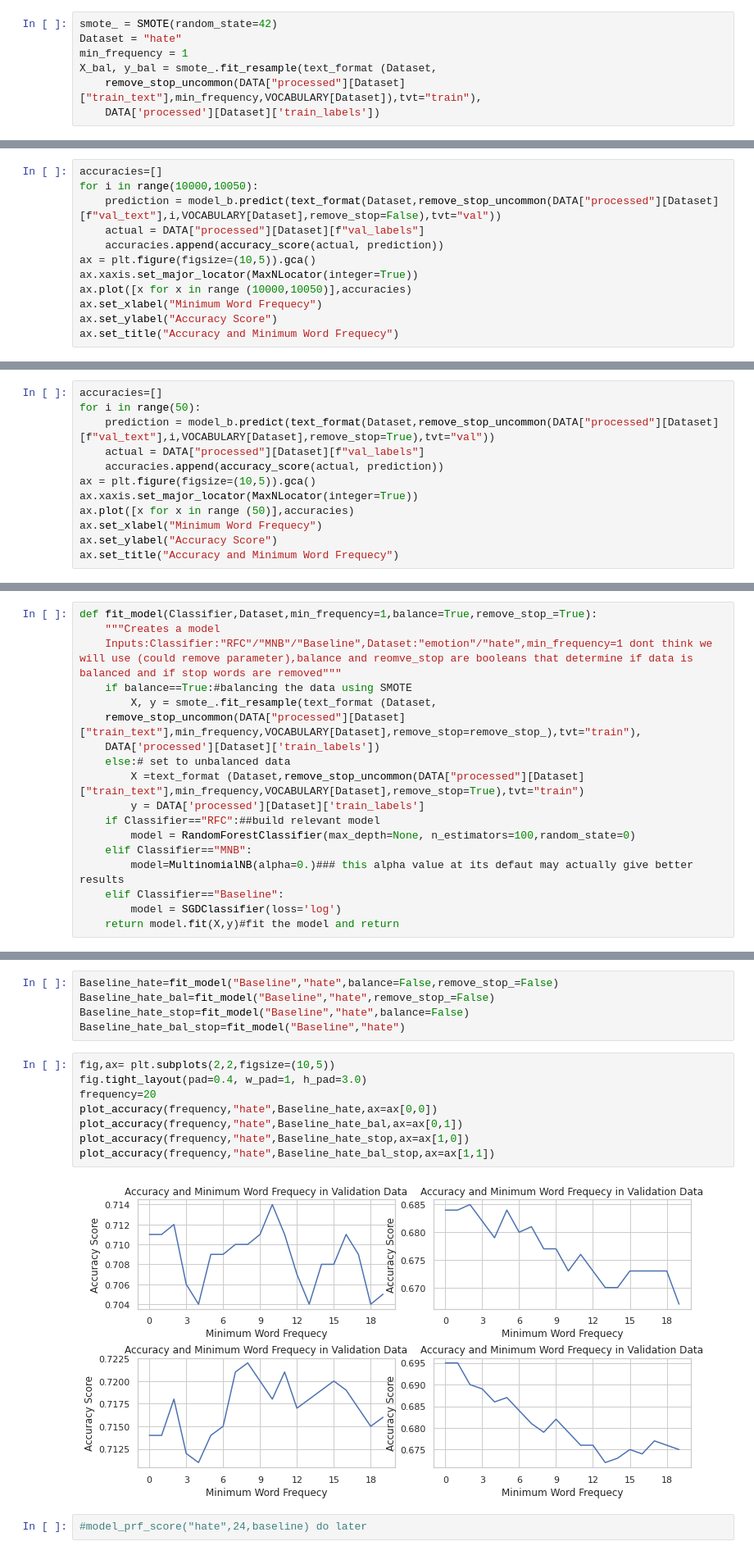
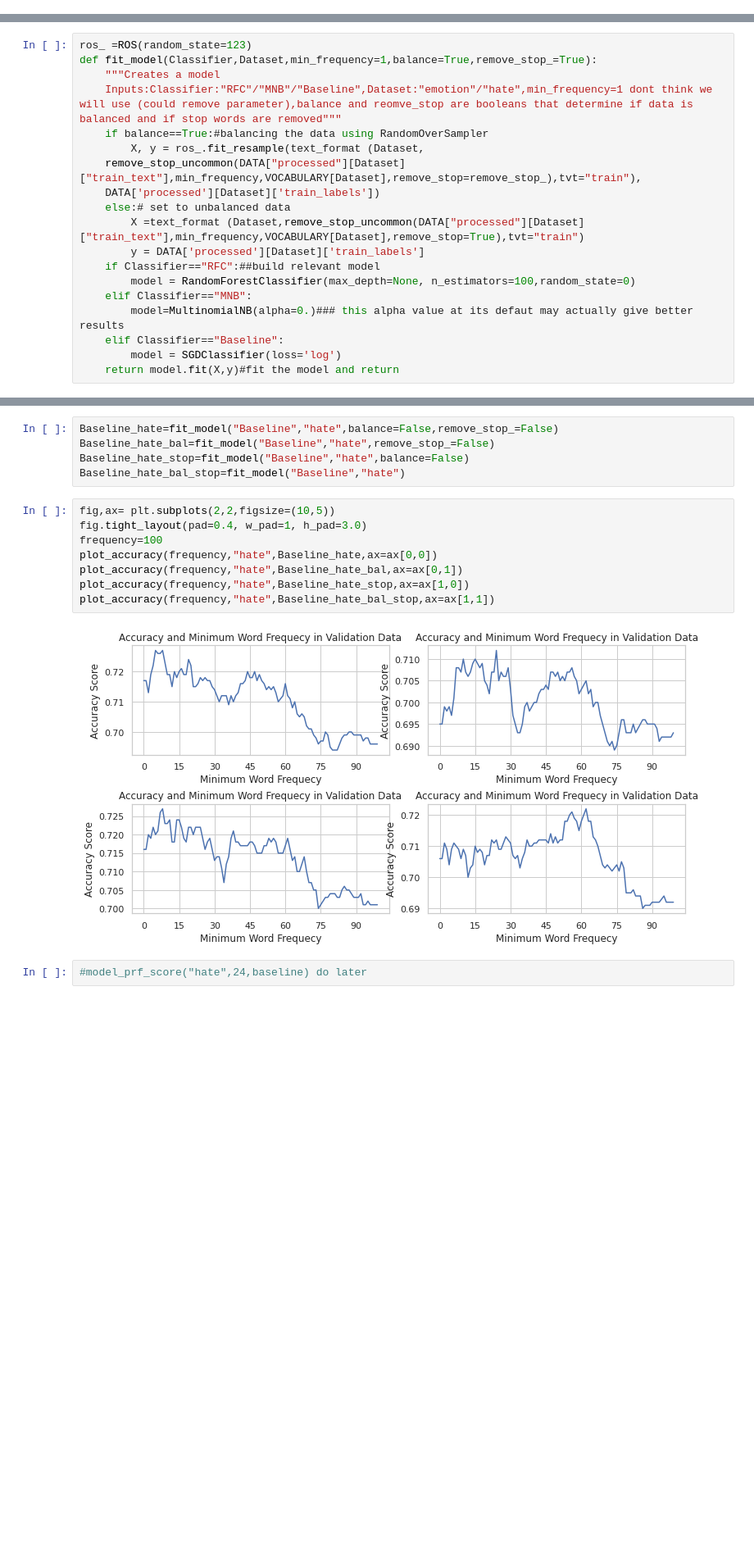
Before and after one commit to jonas-mika/twitter-hatespeech-detection, a Jupyter notebook: notebooks/project4.ipynb, the cells around one changed output, grey strips where cells are left out. Shown: that part at 82% size. Cells and saved outputs as stored; diff of their text form; blank space fills up the shorter version.

Commit message:
changed smote balancing to random over sampling

```diff
--- a/notebooks/project4.ipynb
+++ b/notebooks/project4.ipynb
@@ -654,7 +678,0 @@ from imblearn.over_sampling import SMOTE
-# %%
-smote_ = SMOTE(random_state=42)
-Dataset = "hate"
-min_frequency = 1
-X_bal, y_bal = smote_.fit_resample(text_format (Dataset,
-    remove_stop_uncommon(DATA["processed"][Dataset]["train_text"],min_frequency,VOCABULARY[Dataset]),tvt="train"),
-    DATA['processed'][Dataset]['train_labels'])
@@ -666,12 +678,0 @@ SGDClassifier(loss='log')
-# %%
-accuracies=[]
-for i in range(10000,10050):
-    prediction = model_b.predict(text_format(Dataset,remove_stop_uncommon(DATA["processed"][Dataset][f"val_text"],i,VOCABULARY[Dataset],remove_stop=False),tvt="val"))
-    actual = DATA["processed"][Dataset][f"val_labels"]
-    accuracies.append(accuracy_score(actual, prediction))
-ax = plt.figure(figsize=(10,5)).gca()
-ax.xaxis.set_major_locator(MaxNLocator(integer=True))
-ax.plot([x for x in range (10000,10050)],accuracies)
-ax.set_xlabel("Minimum Word Frequecy")
-ax.set_ylabel("Accuracy Score")
-ax.set_title("Accuracy and Minimum Word Frequecy")
@@ -681,12 +678,0 @@ Text(0.5, 1.0, 'Accuracy and Minimum Word Frequecy')
-# %%
-accuracies=[]
-for i in range(50):
-    prediction = model_b.predict(text_format(Dataset,remove_stop_uncommon(DATA["processed"][Dataset][f"val_text"],i,VOCABULARY[Dataset],remove_stop=True),tvt="val"))
-    actual = DATA["processed"][Dataset][f"val_labels"]
-    accuracies.append(accuracy_score(actual, prediction))
-ax = plt.figure(figsize=(10,5)).gca()
-ax.xaxis.set_major_locator(MaxNLocator(integer=True))
-ax.plot([x for x in range (50)],accuracies)
-ax.set_xlabel("Minimum Word Frequecy")
-ax.set_ylabel("Accuracy Score")
-ax.set_title("Accuracy and Minimum Word Frequecy")
@@ -730,11 +709,12 @@ def remove_stop_uncommon(tokenised,min_frequency,vocab,remove_stop=False):
             except: temp_vocab_dict[token]= 0
     return [[item for item in list_ if item not in stop_words and temp_vocab_dict[item]>=min_frequency]for list_ in tokenised]#list comprehention that returns a tokenised version with the correct words removed(depending on parameters chosen)
 # %%
+ros_ =ROS(random_state=123)
 def fit_model(Classifier,Dataset,min_frequency=1,balance=True,remove_stop_=True):
     """Creates a model
     Inputs:Classifier:"RFC"/"MNB"/"Baseline",Dataset:"emotion"/"hate",min_frequency=1 dont think we will use (could remove parameter),balance and reomve_stop are booleans that determine if data is balanced and if stop words are removed"""
-    if balance==True:#balancing the data using SMOTE
-        X, y = smote_.fit_resample(text_format (Dataset,
+    if balance==True:#balancing the data using RandomOverSampler
+        X, y = ros_.fit_resample(text_format (Dataset,
     remove_stop_uncommon(DATA["processed"][Dataset]["train_text"],min_frequency,VOCABULARY[Dataset],remove_stop=remove_stop_),tvt="train"),
     DATA['processed'][Dataset]['train_labels'])
     else:# set to unbalanced data
@@ -850,13 +841,13 @@ Baseline_hate_bal_stop=fit_model("Baseline","hate")
 # %%
 fig,ax= plt.subplots(2,2,figsize=(10,5))
 fig.tight_layout(pad=0.4, w_pad=1, h_pad=3.0)
-frequency=20
+frequency=100
 plot_accuracy(frequency,"hate",Baseline_hate,ax=ax[0,0])
 plot_accuracy(frequency,"hate",Baseline_hate_bal,ax=ax[0,1])
 plot_accuracy(frequency,"hate",Baseline_hate_stop,ax=ax[1,0])
 plot_accuracy(frequency,"hate",Baseline_hate_bal_stop,ax=ax[1,1])
 # %% [output]
-[figure, old version]
+[figure, new version]
 # %%
 #model_prf_score("hate",24,baseline) do later
 # %% [markdown]
```
Also changed, not shown: parts of 57 cells of this notebook.
